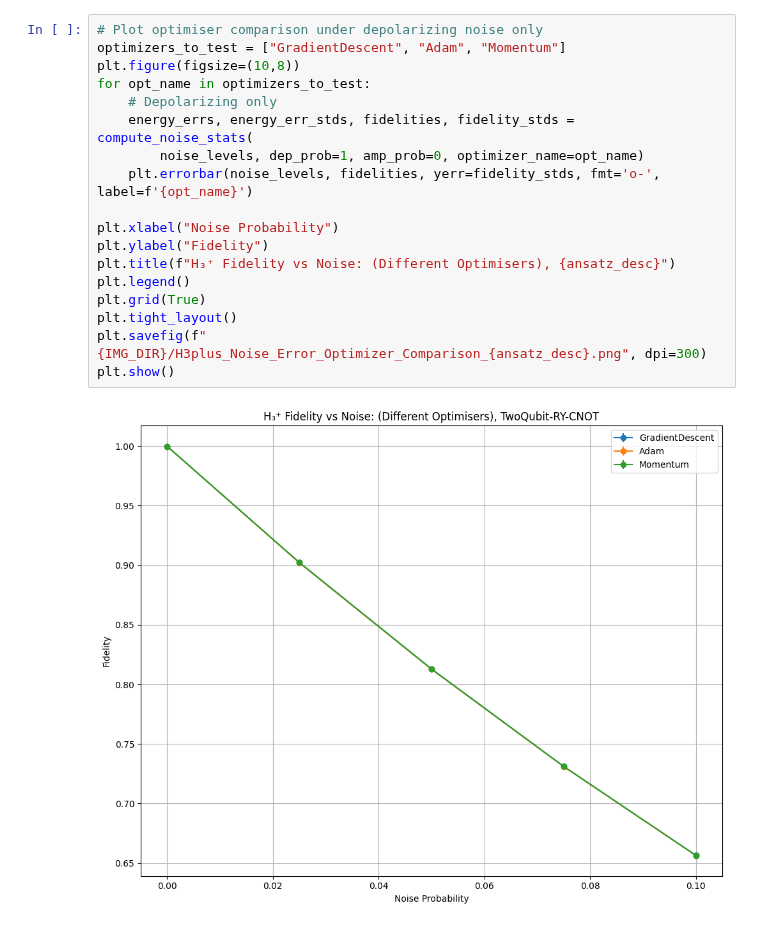
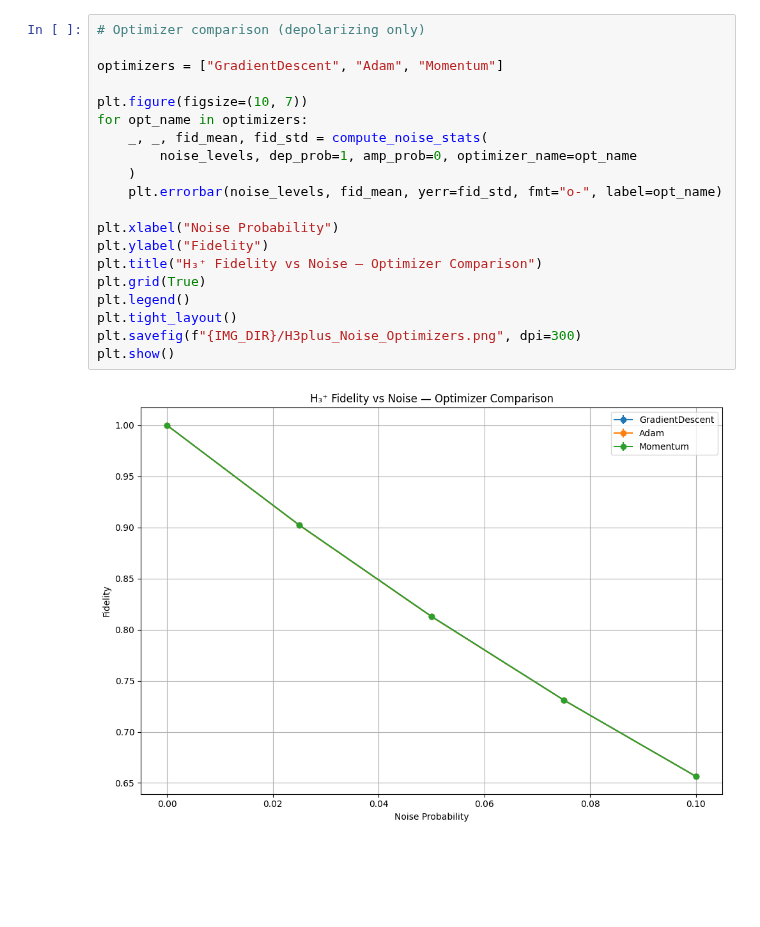
Before and after one commit to SidRichardsQuantum/Variational_Quantum_Eigensolver, a Jupyter notebook: notebooks/vqe/H3plus/Noise_Scan.ipynb, the cells around one changed output. Saved outputs shown, nothing was run; the diff lists cells and outputs as text; blank space fills up the shorter version.

```diff
--- a/notebooks/vqe/H3plus/Noise_Scan.ipynb
+++ b/notebooks/vqe/H3plus/Noise_Scan.ipynb
@@ -260,21 +322,23 @@ plt.show()
 # %%
-# Plot optimiser comparison under depolarizing noise only
-optimizers_to_test = ["GradientDescent", "Adam", "Momentum"]
-plt.figure(figsize=(10,8))
-for opt_name in optimizers_to_test:
-    # Depolarizing only
-    energy_errs, energy_err_stds, fidelities, fidelity_stds = compute_noise_stats(
-        noise_levels, dep_prob=1, amp_prob=0, optimizer_name=opt_name)
-    plt.errorbar(noise_levels, fidelities, yerr=fidelity_stds, fmt='o-', label=f'{opt_name}')
+# Optimizer comparison (depolarizing only)
+
+optimizers = ["GradientDescent", "Adam", "Momentum"]
+
+plt.figure(figsize=(10, 7))
+for opt_name in optimizers:
+    _, _, fid_mean, fid_std = compute_noise_stats(
+        noise_levels, dep_prob=1, amp_prob=0, optimizer_name=opt_name
+    )
+    plt.errorbar(noise_levels, fid_mean, yerr=fid_std, fmt="o-", label=opt_name)
 
 plt.xlabel("Noise Probability")
 plt.ylabel("Fidelity")
-plt.title(f"H₃⁺ Fidelity vs Noise: (Different Optimisers), {ansatz_desc}")
+plt.title("H₃⁺ Fidelity vs Noise — Optimizer Comparison")
+plt.grid(True)
 plt.legend()
-plt.grid(True)
 plt.tight_layout()
-plt.savefig(f"{IMG_DIR}/H3plus_Noise_Error_Optimizer_Comparison_{ansatz_desc}.png", dpi=300)
+plt.savefig(f"{IMG_DIR}/H3plus_Noise_Optimizers.png", dpi=300)
 plt.show()
 # %% [output]
-[figure, old version]
+[figure, new version]
 # %%
```
Also changed, not shown: parts of 12 cells of this notebook, 10 other files.
